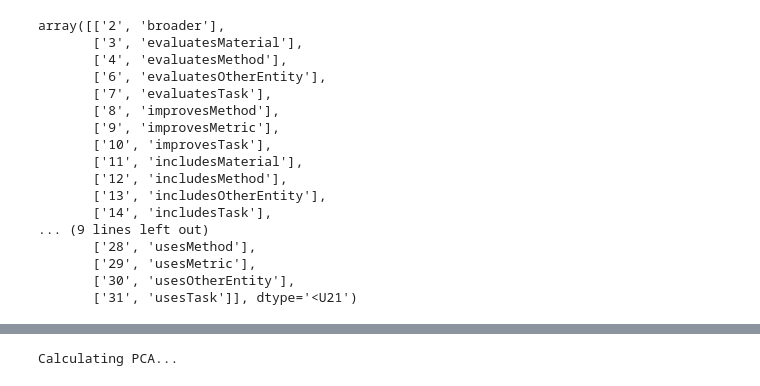
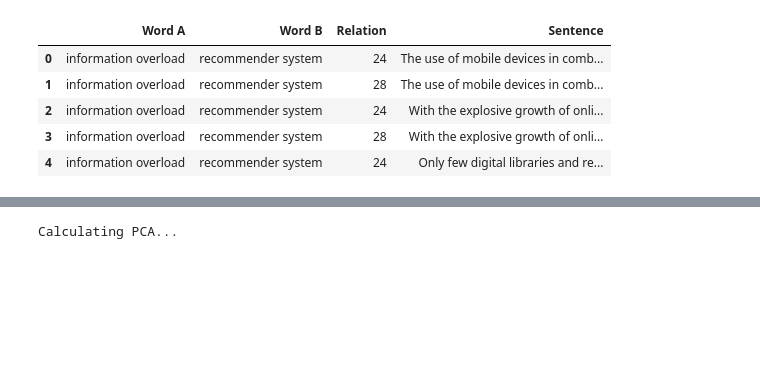
Before and after one commit to Pylyr/Internship_SBERT, a Jupyter notebook: pca.ipynb, the cells around one changed output, grey strips where cells are left out. Drawn from its saved outputs; the diff is of its cells as text; code cells hidden in the pictures; blank space fills up the shorter version.

```diff
--- a/pca.ipynb
+++ b/pca.ipynb
@@ -40,20 +10,0 @@ Importing word pairs...
-# %%
-conv
-# %% [output]
-array([['2', 'broader'],
-       ['3', 'evaluatesMaterial'],
-       ['4', 'evaluatesMethod'],
-       ['6', 'evaluatesOtherEntity'],
-       ['7', 'evaluatesTask'],
-       ['8', 'improvesMethod'],
-       ['9', 'improvesMetric'],
-       ['10', 'improvesTask'],
-       ['11', 'includesMaterial'],
-       ['12', 'includesMethod'],
-       ['13', 'includesOtherEntity'],
-       ['14', 'includesTask'],
-... (9 lines left out)
-       ['28', 'usesMethod'],
-       ['29', 'usesMetric'],
-       ['30', 'usesOtherEntity'],
-       ['31', 'usesTask']], dtype='<U21')
@@ -82,0 +13,9 @@ for i in range(len(conv)):
+# %%
+df.head()
+# %% [output]
+|  | Word A | Word B | Relation | Sentence |
+| 0 | information overload | recommender system | 24 | The use of mobile devices in comb... |
+| 1 | information overload | recommender system | 28 | The use of mobile devices in comb... |
+| 2 | information overload | recommender system | 24 | With the explosive growth of onli... |
+| 3 | information overload | recommender system | 28 | With the explosive growth of onli... |
+| 4 | information overload | recommender system | 24 | Only few digital libraries and re... |
```
Also changed, not shown: parts of 31 cells of this notebook, 17 other files.
